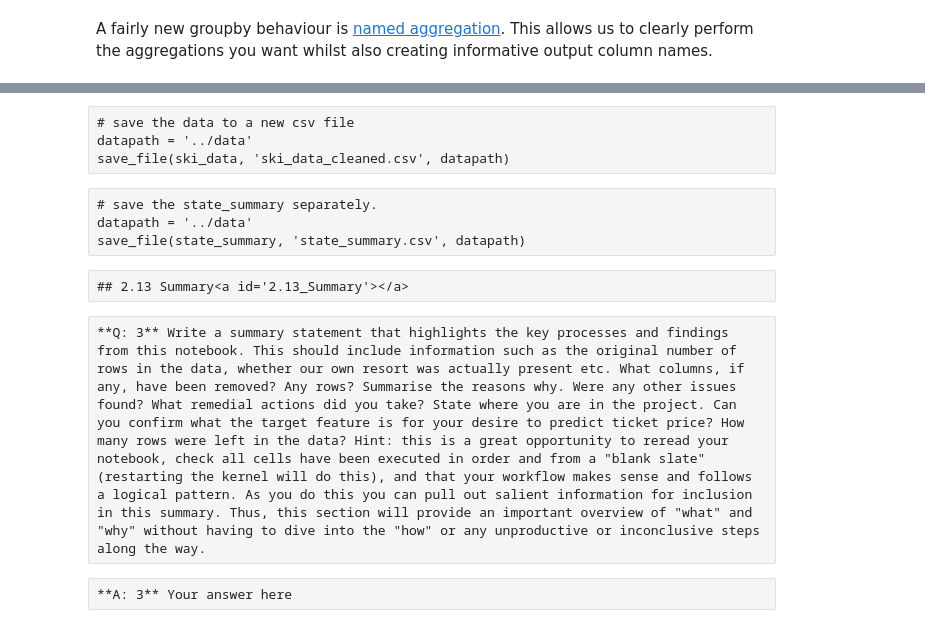
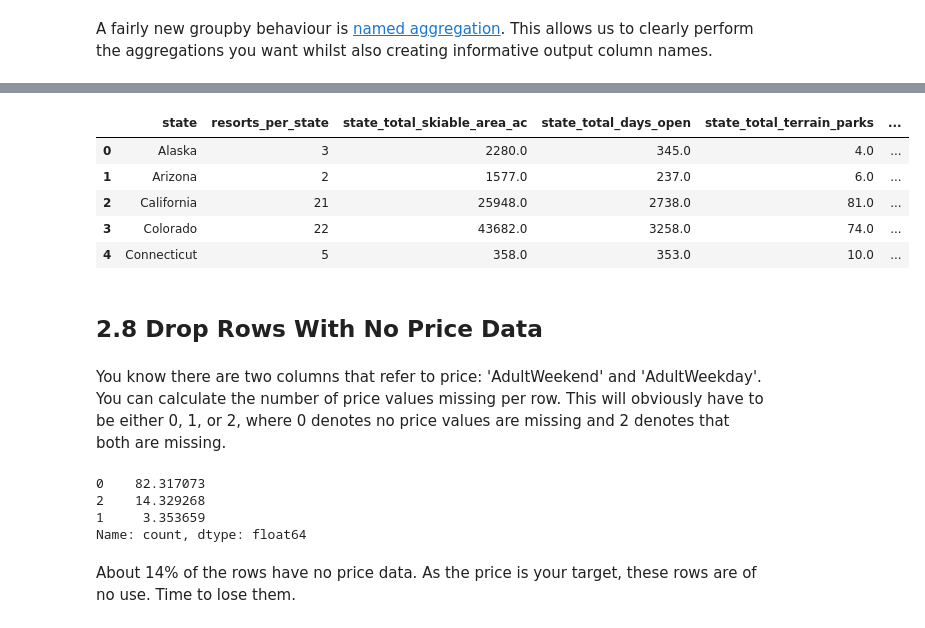
Before and after one commit to wdwbecky/DataScienceGuidedCapstone, a Jupyter notebook: Notebooks/02_data_wrangling.ipynb, the cells around one changed output, grey strips where cells are left out. Saved outputs shown, nothing was run; the diff lists cells and outputs as text; code cells hidden in the pictures.

Commit message:
Final Project Submission

```diff
--- a/Notebooks/02_data_wrangling.ipynb
+++ b/Notebooks/02_data_wrangling.ipynb
@@ -938,14 +770,36 @@ Save this to your data directory, separately. Note that you were provided with t
-# %% [raw]
-# save the data to a new csv file
-datapath = '../data'
-save_file(ski_data, 'ski_data_cleaned.csv', datapath)
-# %% [raw]
-# save the state_summary separately.
-datapath = '../data'
-save_file(state_summary, 'state_summary.csv', datapath)
-# %% [raw]
-## 2.13 Summary<a id='2.13_Summary'></a>
-# %% [raw]
-**Q: 3** Write a summary statement that highlights the key processes and findings from this notebook. This should include information such as the original number of rows in the data, whether our own resort was actually present etc. What columns, if any, have been removed? Any rows? Summarise the reasons why. Were any other issues found? What remedial actions did you take? State where you are in the project. Can you confirm what the target feature is for your desire to predict ticket price? How many rows were left in the data? Hint: this is a great opportunity to reread your notebook, check all cells have been executed in order and from a "blank slate" (restarting the kernel will do this), and that your workflow makes sense and follows a logical pattern. As you do this you can pull out salient information for inclusion in this summary. Thus, this section will provide an important overview of "what" and "why" without having to dive into the "how" or any unproductive or inconclusive steps along the way.
-# %% [raw]
-**A: 3** Your answer here
+# %%
+#Code task 27#
+#Add named aggregations for the sum of 'daysOpenLastYear', 'TerrainParks', and 'NightSkiing_ac'
+#call them 'state_total_days_open', 'state_total_terrain_parks', and 'state_total_nightskiing_ac',
+#respectively
+#Finally, add a call to the reset_index() method (we recommend you experiment with and without this to see
+#what it does)
+state_summary = ski_data.groupby('state').agg(
+    resorts_per_state=pd.NamedAgg(column='Name', aggfunc='size'), #could pick any column here
+    state_total_skiable_area_ac=pd.NamedAgg(column='SkiableTerrain_ac', aggfunc='sum'),
+    state_total_days_open=pd.NamedAgg(column='daysOpenLastYear', aggfunc='sum'),
+    state_total_terrain_parks=pd.NamedAgg(column='TerrainParks', aggfunc='sum'),
+    state_total_nightskiing_ac=pd.NamedAgg(column= 'NightSkiing_ac', aggfunc='sum'),
+).reset_index()
+state_summary.head()
+# %% [output]
+|  | state | resorts_per_state | state_total_skiable_area_ac | state_total_days_open | state_total_terrain_parks | ... |
+| 0 | Alaska | 3 | 2280.0 | 345.0 | 4.0 | ... |
+| 1 | Arizona | 2 | 1577.0 | 237.0 | 6.0 | ... |
+| 2 | California | 21 | 25948.0 | 2738.0 | 81.0 | ... |
+| 3 | Colorado | 22 | 43682.0 | 3258.0 | 74.0 | ... |
+| 4 | Connecticut | 5 | 358.0 | 353.0 | 10.0 | ... |
+# %% [markdown]
+## 2.8 Drop Rows With No Price Data<a id='2.8_Drop_Rows_With_No_Price_Data'></a>
+# %% [markdown]
+You know there are two columns that refer to price: 'AdultWeekend' and 'AdultWeekday'. You can calculate the number of price values missing per row. This will obviously have to be either 0, 1, or 2, where 0 denotes no price values are missing and 2 denotes that both are missing.
+# %%
+missing_price = ski_data[['AdultWeekend', 'AdultWeekday']].isnull().sum(axis=1)
+missing_price.value_counts()/len(missing_price) * 100
+# %% [output]
+0    82.317073
+2    14.329268
+1     3.353659
+Name: count, dtype: float64
+# %% [markdown]
+About 14% of the rows have no price data. As the price is your target, these rows are of no use. Time to lose them.
```
Also changed, not shown: parts of 110 cells of this notebook, 3 other files.
